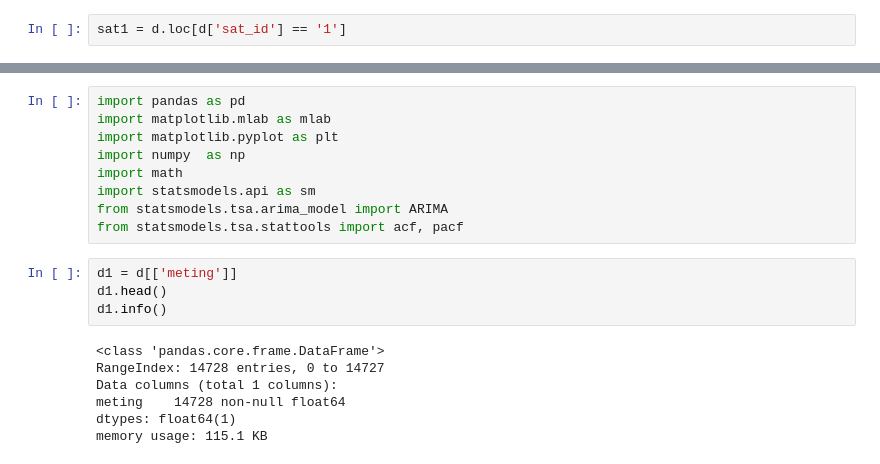
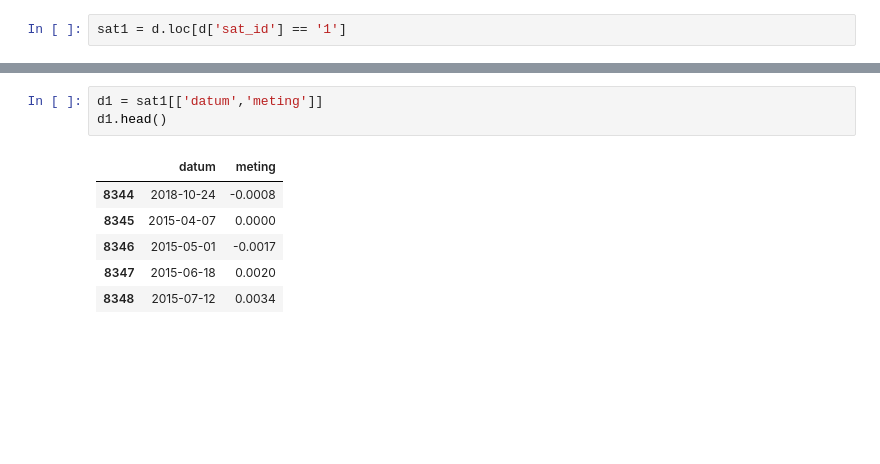
Before and after one commit to Jellybean12/Groepje-C3, a Jupyter notebook: ARMA.ipynb, the cells around one changed output, grey strips where cells are left out. Saved outputs shown, nothing was run; the diff lists cells and outputs as text; blank space fills up the shorter version.

```diff
--- a/ARMA.ipynb
+++ b/ARMA.ipynb
@@ -193,20 +387,10 @@ d.head()
-# %%
-import pandas as pd
-import matplotlib.mlab as mlab
-import matplotlib.pyplot as plt
-import numpy  as np
-import math
-import statsmodels.api as sm
-from statsmodels.tsa.arima_model import ARIMA
-from statsmodels.tsa.stattools import acf, pacf
 # %%
-d1 = d[['meting']]
+d1 = sat1[['datum','meting']]
 d1.head()
-d1.info()
 # %% [output]
-<class 'pandas.core.frame.DataFrame'>
-RangeIndex: 14728 entries, 0 to 14727
-Data columns (total 1 columns):
-meting    14728 non-null float64
-dtypes: float64(1)
-memory usage: 115.1 KB
+|  | datum | meting |
+| 8344 | 2018-10-24 | -0.0008 |
+| 8345 | 2015-04-07 | 0.0000 |
+| 8346 | 2015-05-01 | -0.0017 |
+| 8347 | 2015-06-18 | 0.0020 |
+| 8348 | 2015-07-12 | 0.0034 |
```
Also changed, not shown: parts of 16 cells of this notebook, 3 other files.
